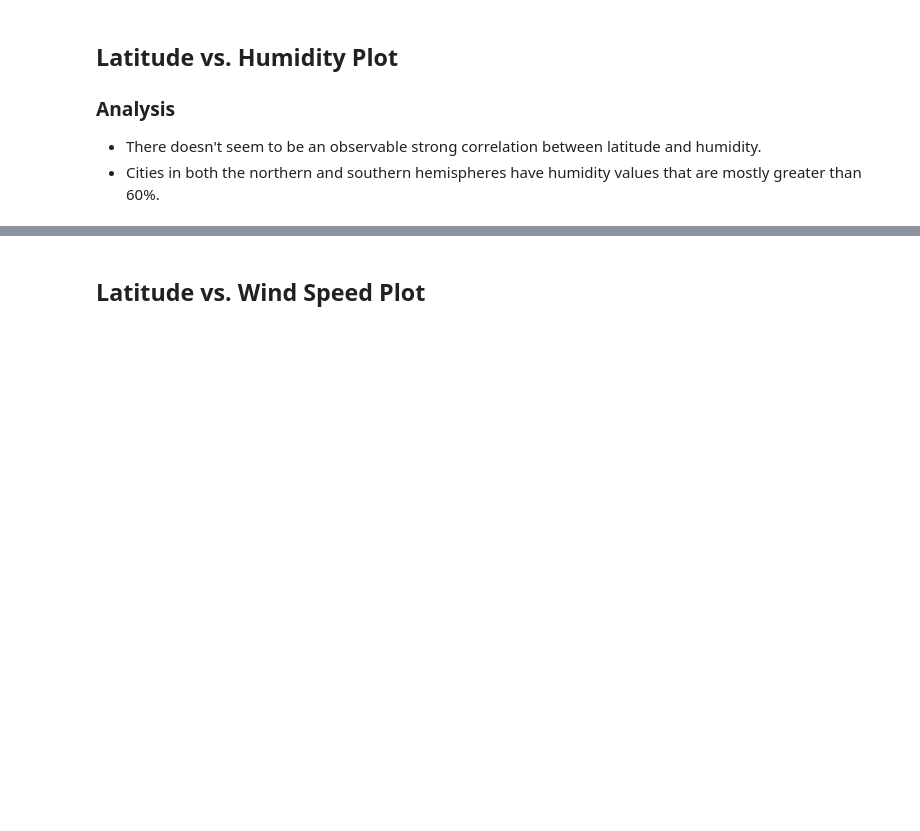
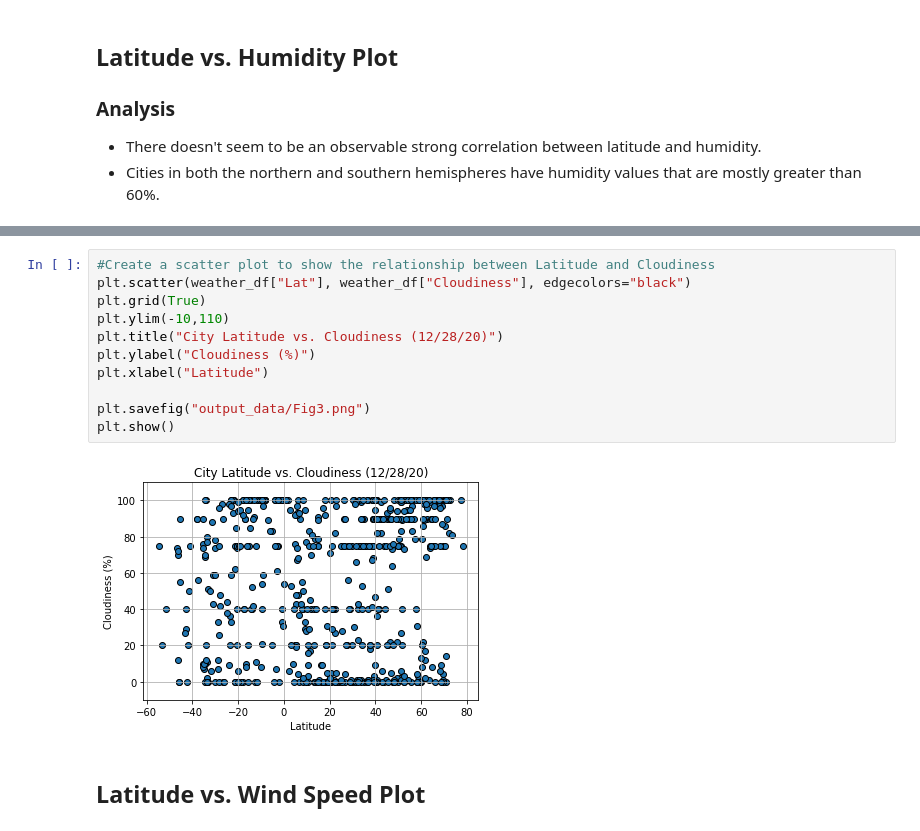
Before and after one commit to RH-cmd/python-api-challenge, a Jupyter notebook: WeatherPy/WeatherPy.ipynb, the cells around one changed output, grey strips where cells are left out. Saved outputs shown, nothing was run; the diff lists cells and outputs as text; blank space fills up the shorter version.

```diff
--- a/WeatherPy/WeatherPy.ipynb
+++ b/WeatherPy/WeatherPy.ipynb
@@ -243,3 +245,16 @@ plt.show()
+# %%
+#Create a scatter plot to show the relationship between Latitude and Cloudiness
+plt.scatter(weather_df["Lat"], weather_df["Cloudiness"], edgecolors="black")
+plt.grid(True)
+plt.ylim(-10,110)
+plt.title("City Latitude vs. Cloudiness (12/28/20)")
+plt.ylabel("Cloudiness (%)")
+plt.xlabel("Latitude")
+
+plt.savefig("output_data/Fig3.png")
+plt.show()
+# %% [output]
+[figure, added]
 # %% [markdown]
 ## Latitude vs. Wind Speed Plot
 # %%
```
Also changed, not shown: parts of 5 cells of this notebook, 3 other files.
